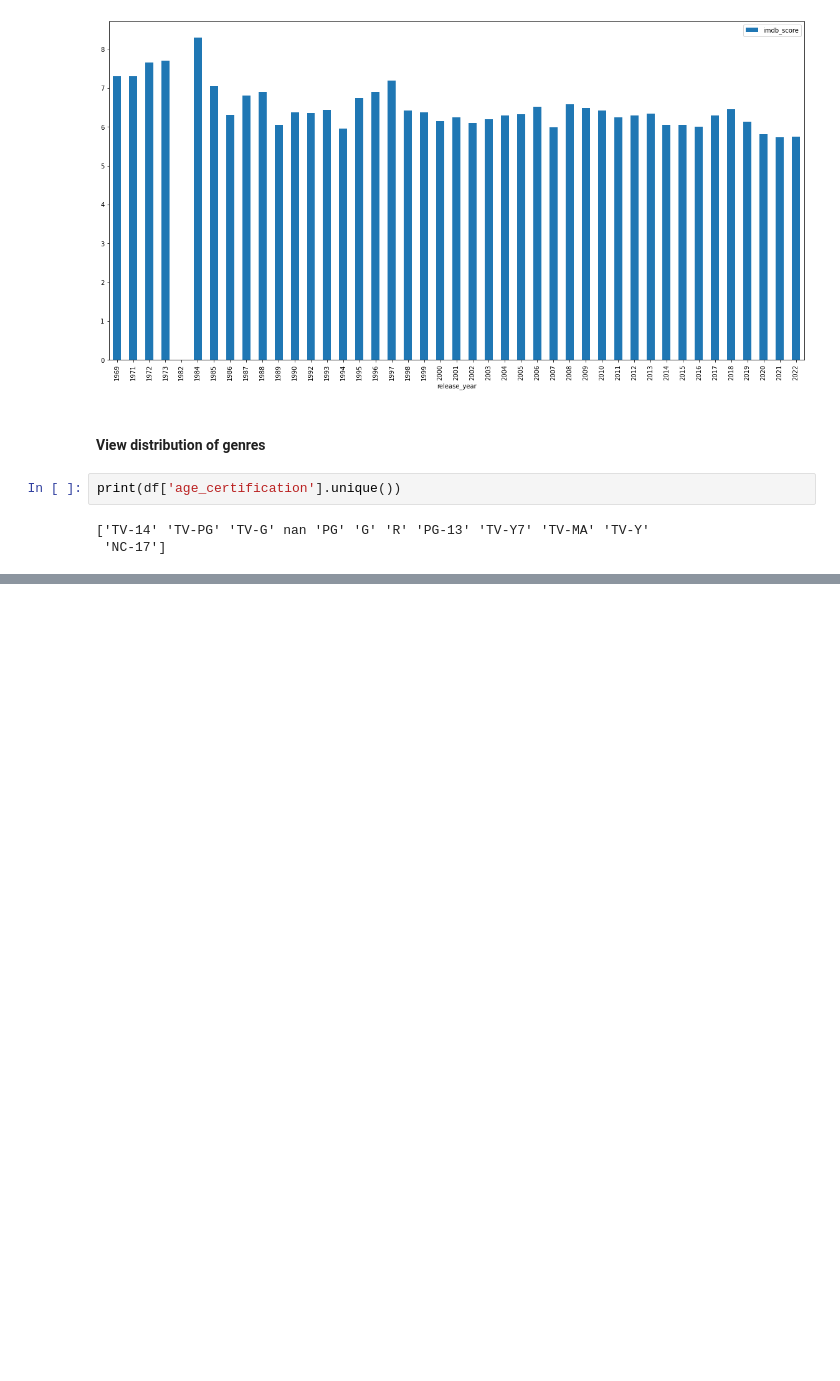
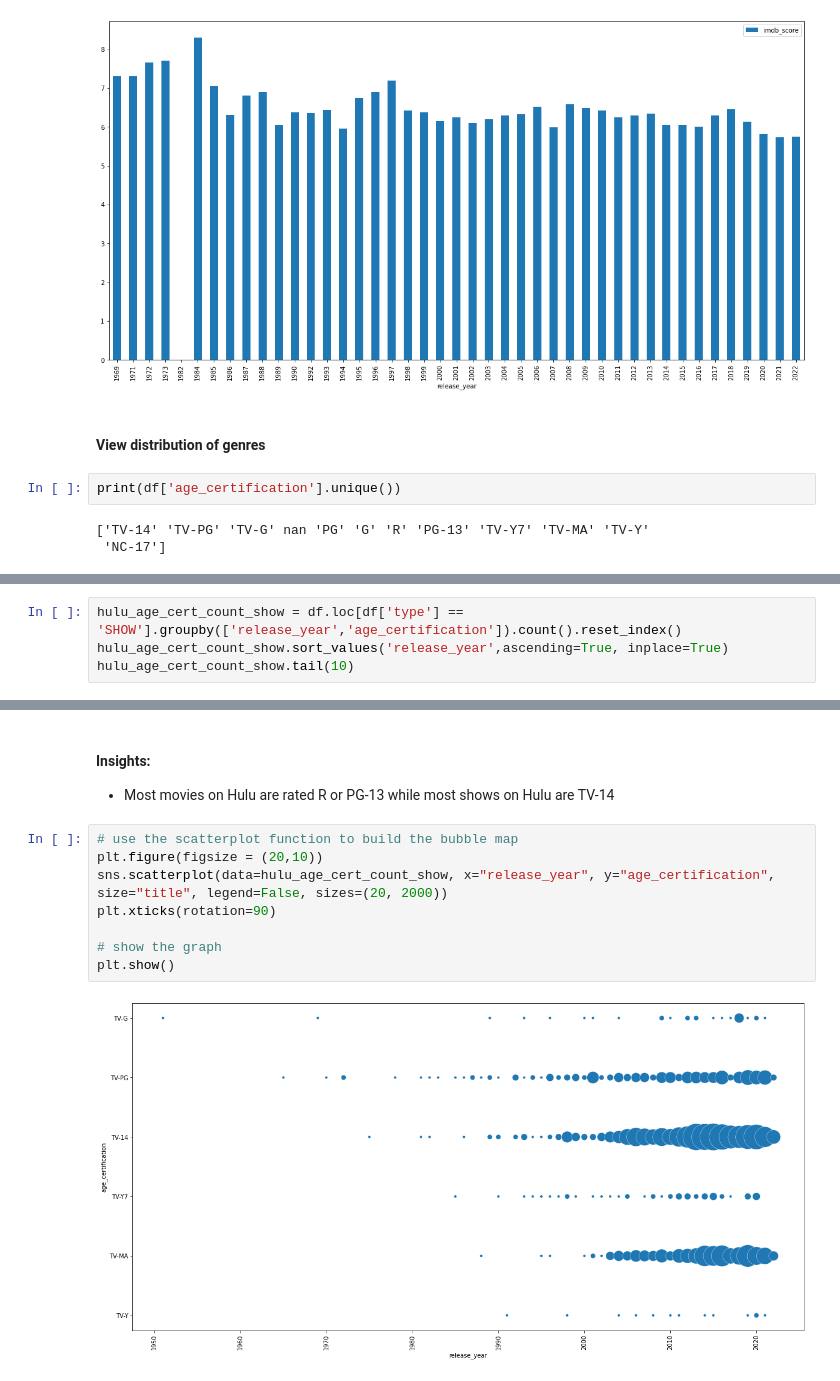
Before and after one commit to wbb-67/Hulu-Movies-and-TV-Data, a Jupyter notebook: Hulu Movie & TV Data Trends.ipynb, the cells around one changed output, grey strips where cells are left out. Saved outputs shown, nothing was run; the diff lists cells and outputs as text; blank space fills up the shorter version.

```diff
--- a/Hulu Movie & TV Data Trends.ipynb
+++ b/Hulu Movie & TV Data Trends.ipynb
@@ -116,0 +121,4 @@ plt.show()
+# %%
+hulu_age_cert_count_show = df.loc[df['type'] == 'SHOW'].groupby(['release_year','age_certification']).count().reset_index()
+hulu_age_cert_count_show.sort_values('release_year',ascending=True, inplace=True)
+hulu_age_cert_count_show.tail(10)
@@ -116,0 +137,13 @@ plt.show()
+# %% [markdown]
+#### Insights:
+* Most movies on Hulu are rated R or PG-13 while most shows on Hulu are TV-14
+# %%
+# use the scatterplot function to build the bubble map
+plt.figure(figsize = (20,10))
+sns.scatterplot(data=hulu_age_cert_count_show, x="release_year", y="age_certification", size="title", legend=False, sizes=(20, 2000))
+plt.xticks(rotation=90)
+
+# show the graph
+plt.show()
+# %% [output]
+[figure, added]
```
Also changed, not shown: parts of 5 cells of this notebook.
